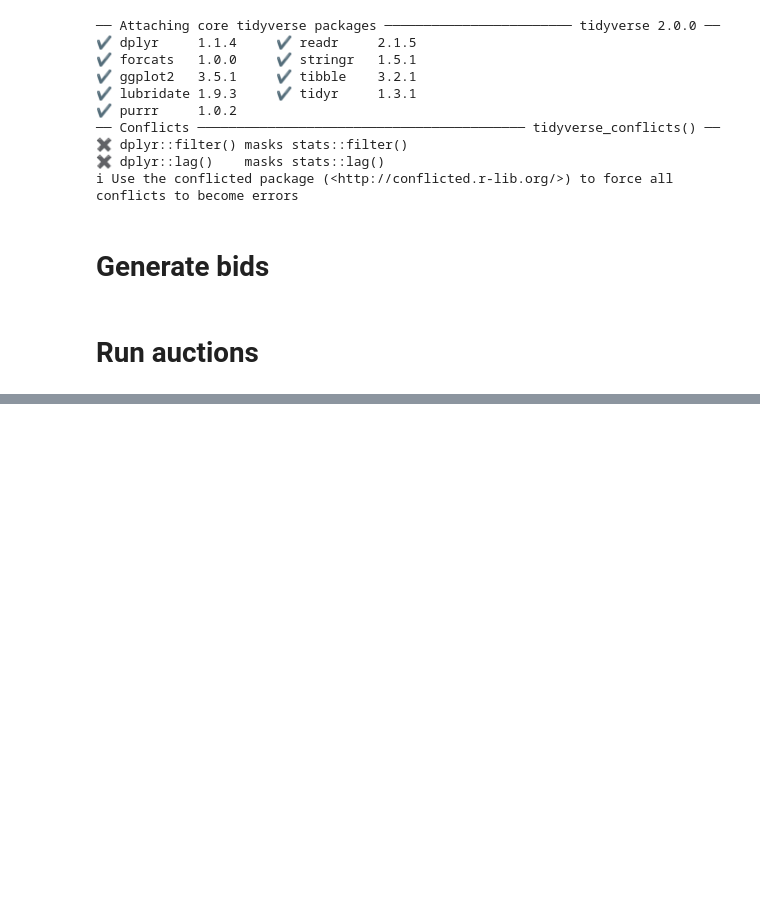
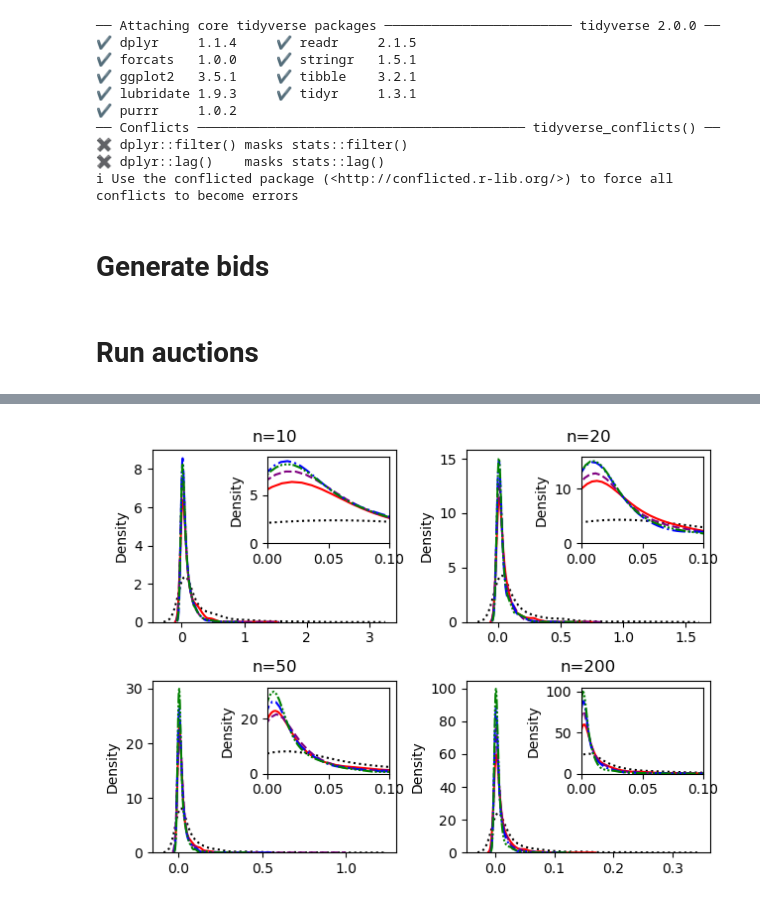
Before and after one commit to yingqi-gao/MAPP, a Jupyter notebook: simulations.ipynb, the cells around one changed output, grey strips where cells are left out. Saved outputs shown, nothing was run; the diff lists cells and outputs as text; code cells hidden in the pictures; blank space fills up the shorter version.

```diff
--- a/simulations.ipynb
+++ b/simulations.ipynb
@@ -108,0 +156,4 @@ regrets_plot(regrets_dict["truncpareto"])
+# %%
+regrets_plot(exc_regrets_dict["beta"], ns)
+# %% [output]
+[figure, added]
```
Also changed, not shown: parts of 14 cells of this notebook, 4 other files.
